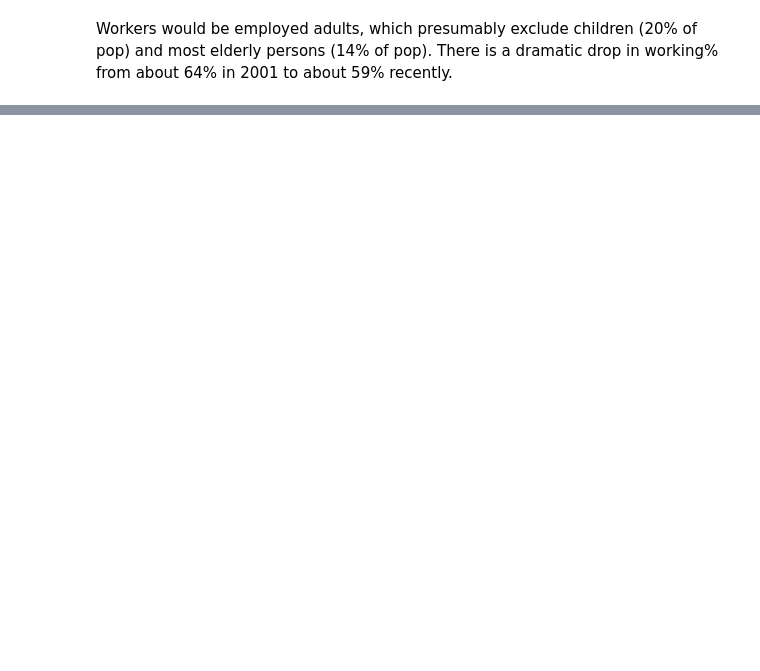
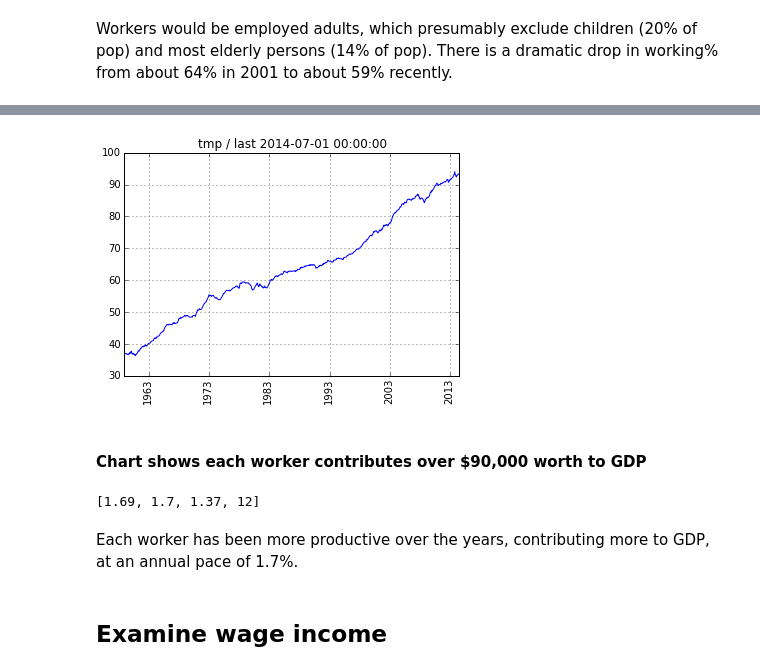
Before and after one commit to rsvp/fecon235, a Jupyter notebook: nb/fred-gdp-wage.ipynb, the cells around one changed output, grey strips where cells are left out. Drawn from its saved outputs; the diff is of its cells as text; code cells hidden in the pictures; blank space fills up the shorter version.

```diff
--- a/nb/fred-gdp-wage.ipynb
+++ b/nb/fred-gdp-wage.ipynb
@@ -160,0 +95,3 @@ Real GDP is currently based on 2009 dollars, but with our own deflator we can us
+# %%
+#  Total US workers in millions:
+workers = todf( pop * emppop )
@@ -160,0 +134,18 @@ Real GDP is currently based on 2009 dollars, but with our own deflator we can us
+# %%
+#  Real GDP per worker -- NOT per capita:
+gdprworker = todf( gdpr / workers )
+# %%
+plotfred( gdprworker )
+#  plotted in thousands of dollars
+# %% [output]
+[figure, added]
+# %% [markdown]
+#### Chart shows each worker contributes over \$90,000 worth to GDP
+# %%
+georet( gdprworker, 12 )
+# %% [output]
+[1.69, 1.7, 1.37, 12]
+# %% [markdown]
+Each worker has been more productive over the years, contributing more to GDP, at an annual pace of 1.7%.
+# %% [markdown]
+## Examine wage income
```
Also changed, not shown: parts of 90 cells of this notebook, 2 other files.
